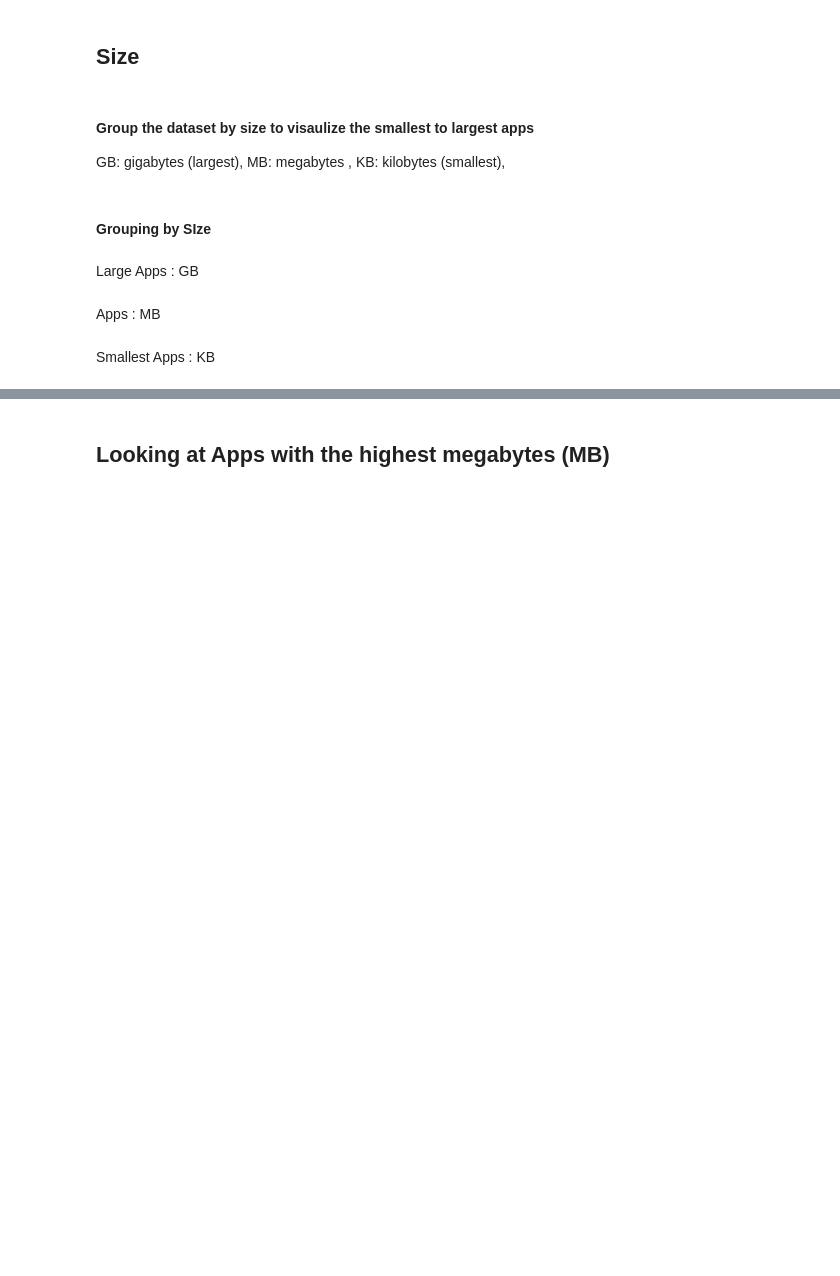
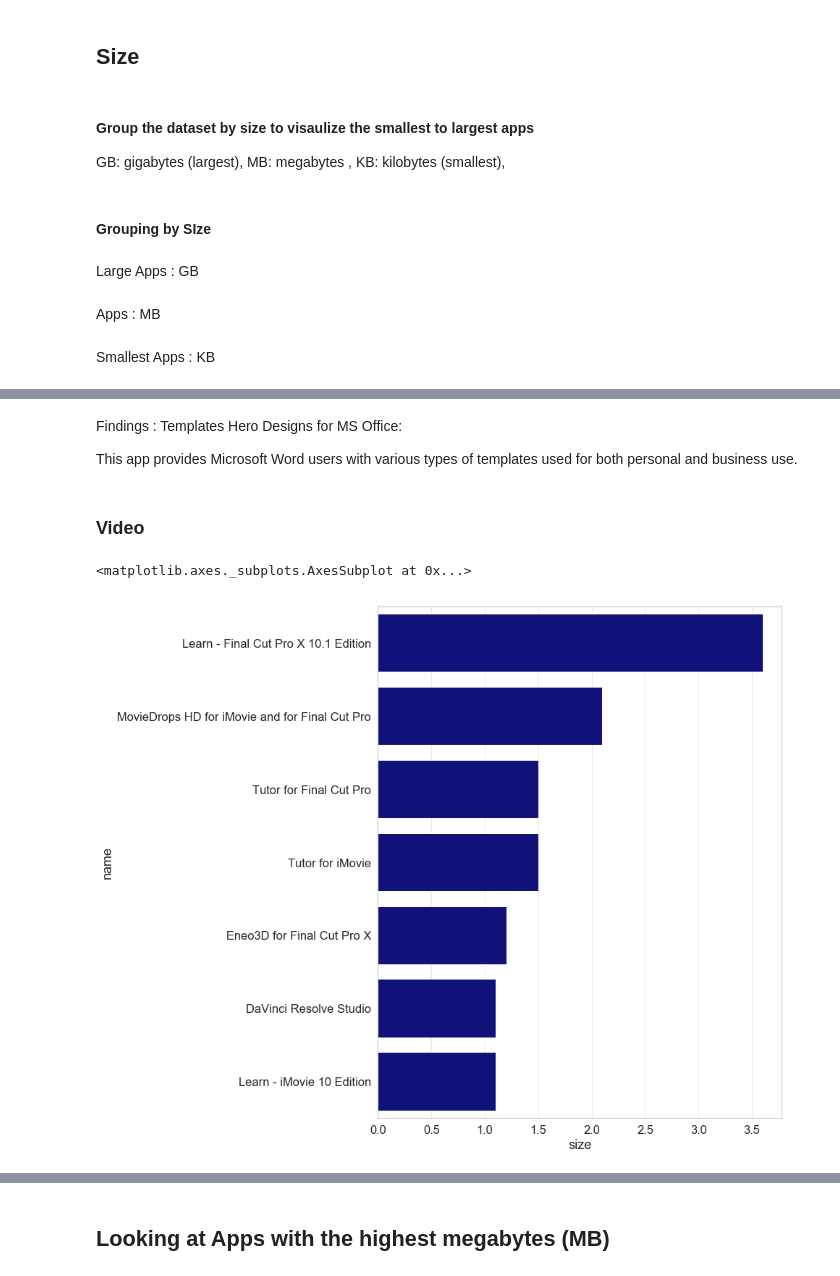
Before and after one commit to drucilal/Scraping_AppleMac_Store, a Jupyter notebook: Mac_EDA.ipynb, the cells around one changed output, grey strips where cells are left out. Drawn from its saved outputs; the diff is of its cells as text; code cells hidden in the pictures; blank space fills up the shorter version.

```diff
--- a/Mac_EDA.ipynb
+++ b/Mac_EDA.ipynb
@@ -105,0 +116,11 @@ Given that majority of schools have imported the Spanish langugage into their cu
+# %% [markdown]
+Findings : Templates Hero Designs for MS Office:
+
+This app provides Microsoft Word users with various types of templates used for both personal and business use.
+# %% [markdown]
+### Video
+# %%
+apps_plot(largest_video, 'size', 'name', 'darkblue')
+# %% [output]
+<matplotlib.axes._subplots.AxesSubplot at 0x...>
+[figure, added]
```
Also changed, not shown: parts of 172 cells of this notebook, 2 other files.
